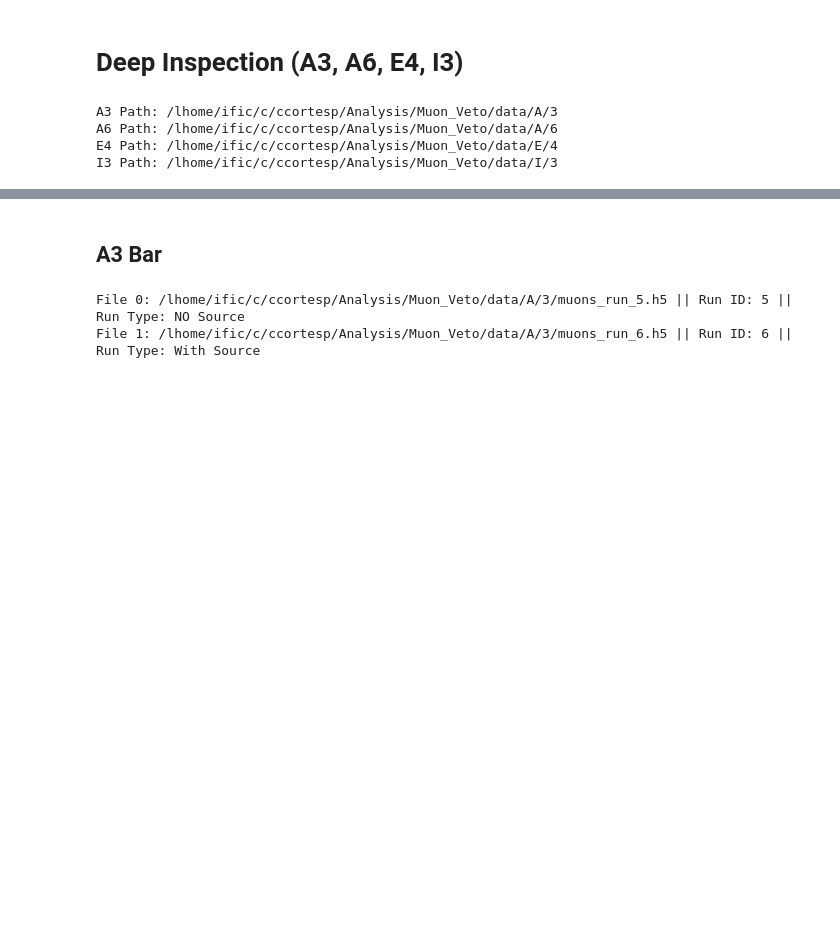
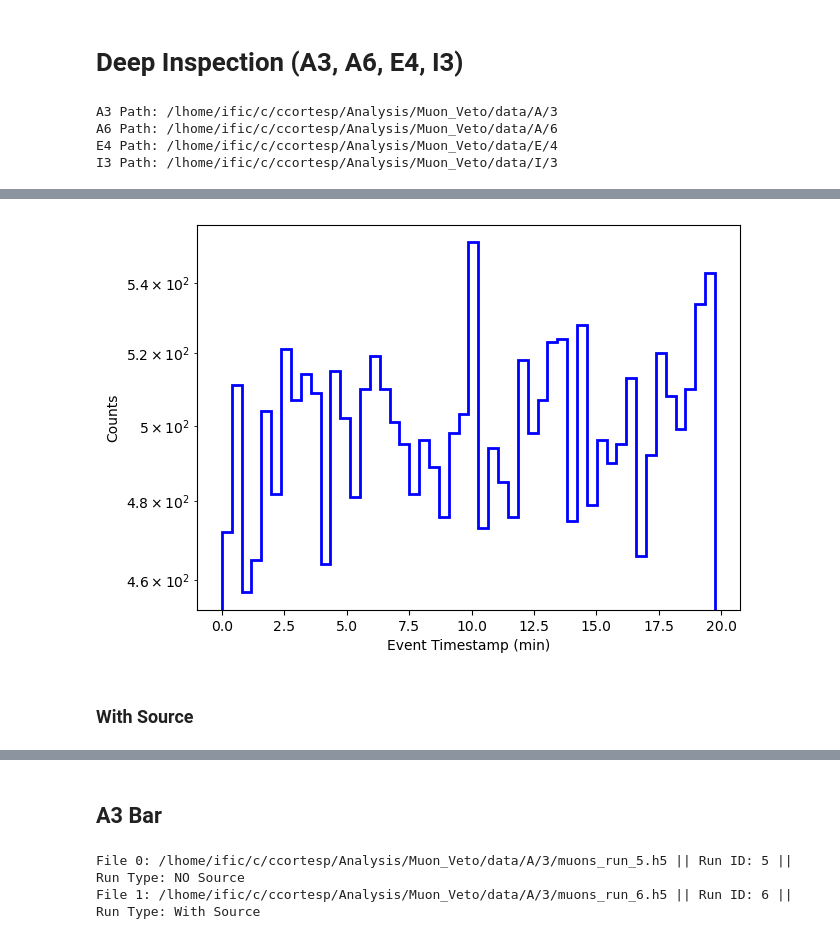
Before and after one commit to camacortespar/next-analysis, a Jupyter notebook: Muon_Veto/01_Bar_Testing.ipynb, the cells around one changed output, grey strips where cells are left out. Cells and saved outputs as stored; diff of their text form; code cells hidden in the pictures; blank space fills up the shorter version.

```diff
--- a/Muon_Veto/01_Bar_Testing.ipynb
+++ b/Muon_Veto/01_Bar_Testing.ipynb
@@ -445,0 +441,8 @@ for dir_path in BAR_DIRECTORIES:
+# %%
+J7_DIR_PATH = '/lhome/ific/c/ccortesp/Analysis/Muon_Veto/data/J/7'
+J7_FILES = sorted([os.path.join(J7_DIR_PATH, f) for f in os.listdir(J7_DIR_PATH) if f.endswith('.h5')])
+
+for i, file_path in enumerate(J7_FILES):
+    run_id = int(re.search(r'\d+', os.path.basename(file_path)).group())
+    run_type = 'NO Source' if run_id % 2 != 0 else 'With Source'
+    print(f"File {i+1}: {file_path} || Run ID: {run_id}, Run Type: {run_type}")
@@ -445,0 +454,3 @@ for dir_path in BAR_DIRECTORIES:
+# %%
+J7_no_source_df = pd.read_hdf(J7_FILES[0], key='data')
+J7_no_source_df
@@ -445,0 +471,12 @@ for dir_path in BAR_DIRECTORIES:
+# %%
+plt.figure(figsize=(7, 5))
+plt.hist(((J7_no_source_df['timestamp'] - J7_no_source_df['timestamp'].min()) * 0.001 ) / 60, bins=50, histtype='step', color='blue', lw=2.0)
+plt.xlabel('Event Timestamp (min)')
+plt.ylabel('Counts')
+plt.yscale('log')
+# plt.ticklabel_format(axis='x', style='sci', scilimits=(0,0))
+plt.show()
+# %% [output]
+[figure, added]
+# %% [markdown]
+### With Source
```
Also changed, not shown: parts of 60 cells of this notebook, 25 other files.
